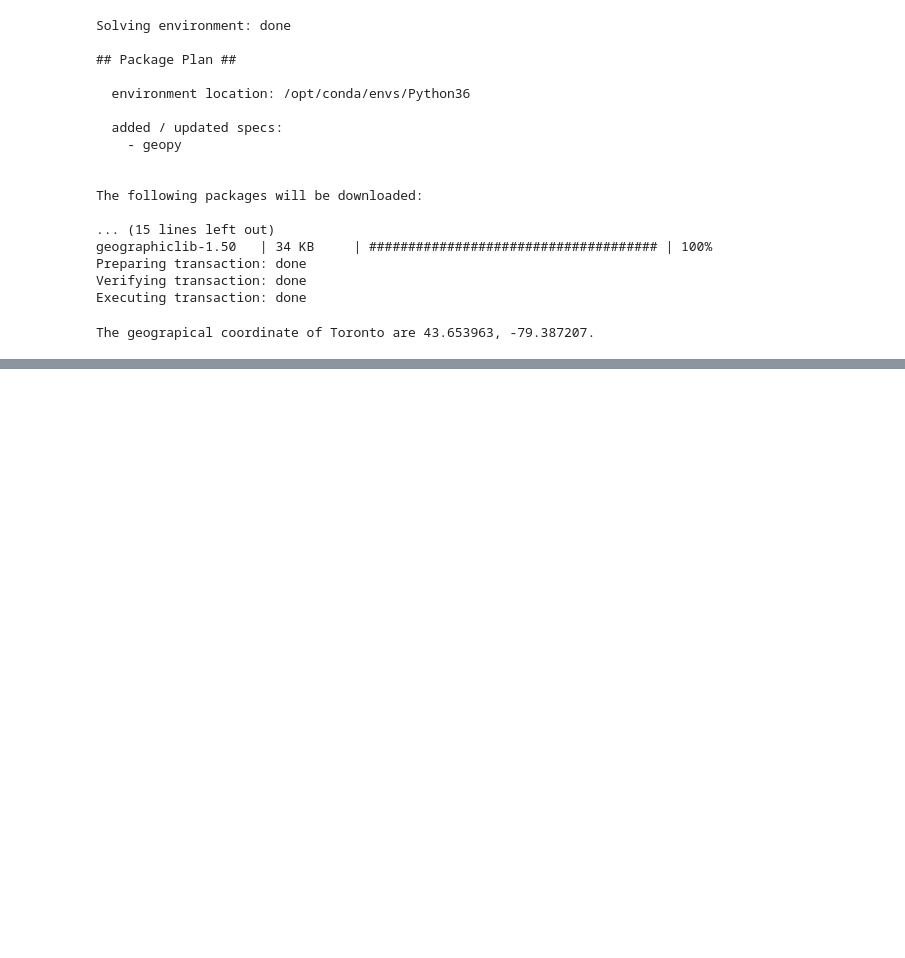
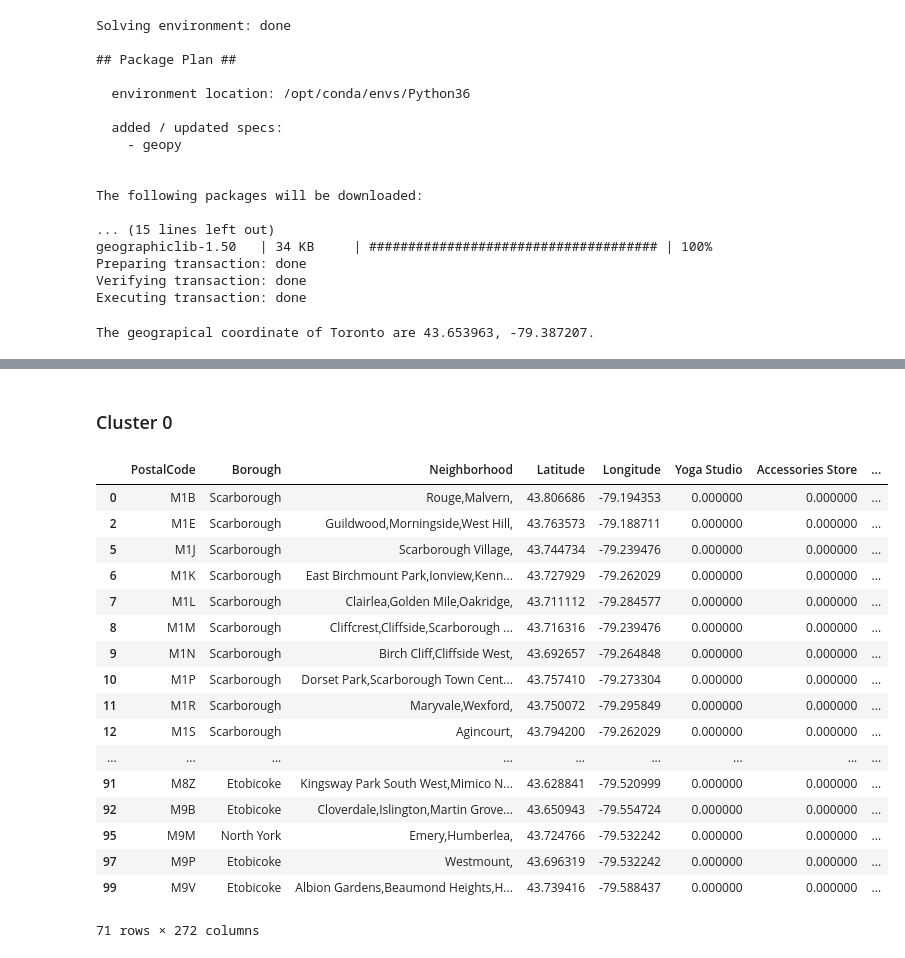
Before and after one commit to sameermahajan/Coursera_Capstone, a Jupyter notebook: Neighborhoods in Toronto.ipynb, the cells around one changed output, grey strips where cells are left out. Cells and saved outputs as stored; diff of their text form; code cells hidden in the pictures; blank space fills up the shorter version.

```diff
--- a/Neighborhoods in Toronto.ipynb
+++ b/Neighborhoods in Toronto.ipynb
@@ -90,8 +90,8 @@ m.shape
 # %% [markdown]
 ## Clustering Neighbourhoods
 # %%
-CLIENT_ID = 'HK3ZHLLVPB3RNF33MU3N120GPO5LEU3OVHEMJBCFMDGXCK5L'
-CLIENT_SECRET = 'VEGOVTKT2AKY1OVUCNYHZMFQA0P2EQ2H2YI0IDT1CEJYGM0F'
+CLIENT_ID = '...'
+CLIENT_SECRET = '...'
 VERSION = '20200312'
 LIMIT = 100
 radius = 500
@@ -363,0 +378,23 @@ map_clusters
+# %% [markdown]
+### Cluster 0
+# %%
+m1[m1['Cluster Labels'] == 0]
+# %% [output]
+|  | PostalCode | Borough | Neighborhood | Latitude | Longitude | Yoga Studio | Accessories Store | ... |
+| 0 | M1B | Scarborough | Rouge,Malvern, | 43.806686 | -79.194353 | 0.000000 | 0.000000 | ... |
+| 2 | M1E | Scarborough | Guildwood,Morningside,West Hill, | 43.763573 | -79.188711 | 0.000000 | 0.000000 | ... |
+| 5 | M1J | Scarborough | Scarborough Village, | 43.744734 | -79.239476 | 0.000000 | 0.000000 | ... |
+| 6 | M1K | Scarborough | East Birchmount Park,Ionview,Kenn... | 43.727929 | -79.262029 | 0.000000 | 0.000000 | ... |
+| 7 | M1L | Scarborough | Clairlea,Golden Mile,Oakridge, | 43.711112 | -79.284577 | 0.000000 | 0.000000 | ... |
+| 8 | M1M | Scarborough | Cliffcrest,Cliffside,Scarborough ... | 43.716316 | -79.239476 | 0.000000 | 0.000000 | ... |
+| 9 | M1N | Scarborough | Birch Cliff,Cliffside West, | 43.692657 | -79.264848 | 0.000000 | 0.000000 | ... |
+| 10 | M1P | Scarborough | Dorset Park,Scarborough Town Cent... | 43.757410 | -79.273304 | 0.000000 | 0.000000 | ... |
+| 11 | M1R | Scarborough | Maryvale,Wexford, | 43.750072 | -79.295849 | 0.000000 | 0.000000 | ... |
+| 12 | M1S | Scarborough | Agincourt, | 43.794200 | -79.262029 | 0.000000 | 0.000000 | ... |
+| ... | ... | ... | ... | ... | ... | ... | ... | ... |
+| 91 | M8Z | Etobicoke | Kingsway Park South West,Mimico N... | 43.628841 | -79.520999 | 0.000000 | 0.000000 | ... |
+| 92 | M9B | Etobicoke | Cloverdale,Islington,Martin Grove... | 43.650943 | -79.554724 | 0.000000 | 0.000000 | ... |
+| 95 | M9M | North York | Emery,Humberlea, | 43.724766 | -79.532242 | 0.000000 | 0.000000 | ... |
+| 97 | M9P | Etobicoke | Westmount, | 43.696319 | -79.532242 | 0.000000 | 0.000000 | ... |
+| 99 | M9V | Etobicoke | Albion Gardens,Beaumond Heights,H... | 43.739416 | -79.588437 | 0.000000 | 0.000000 | ... |
+71 rows × 272 columns
```
Also changed, not shown: parts of 7 cells of this notebook.
